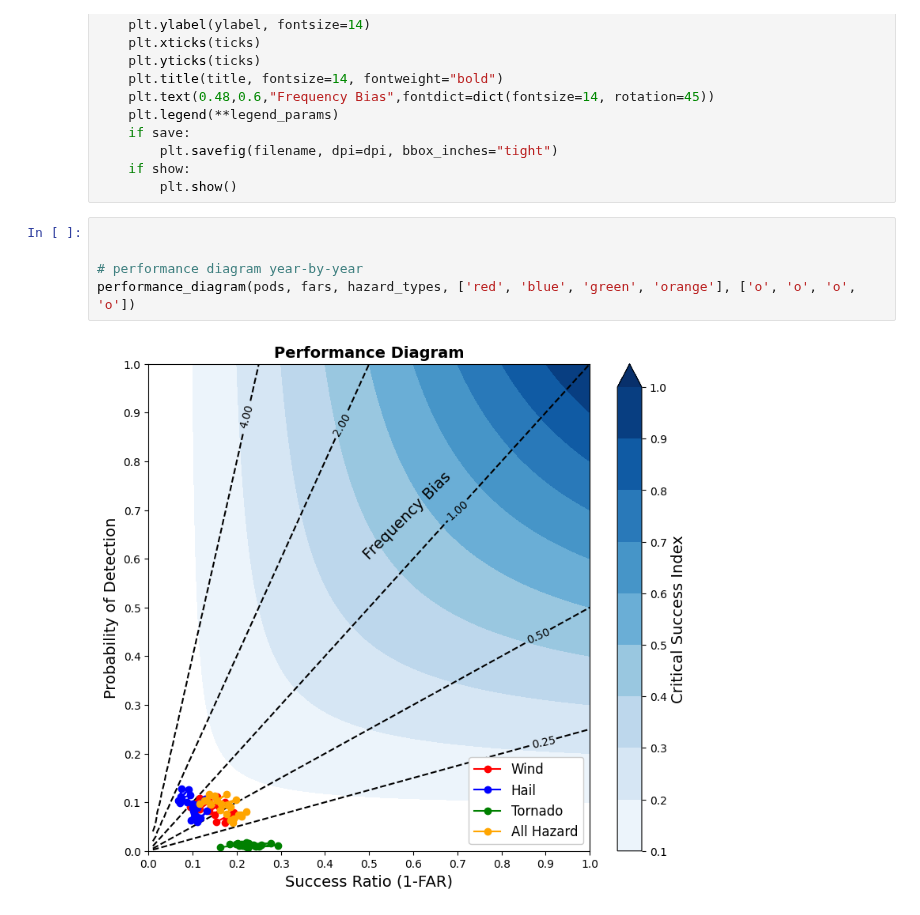
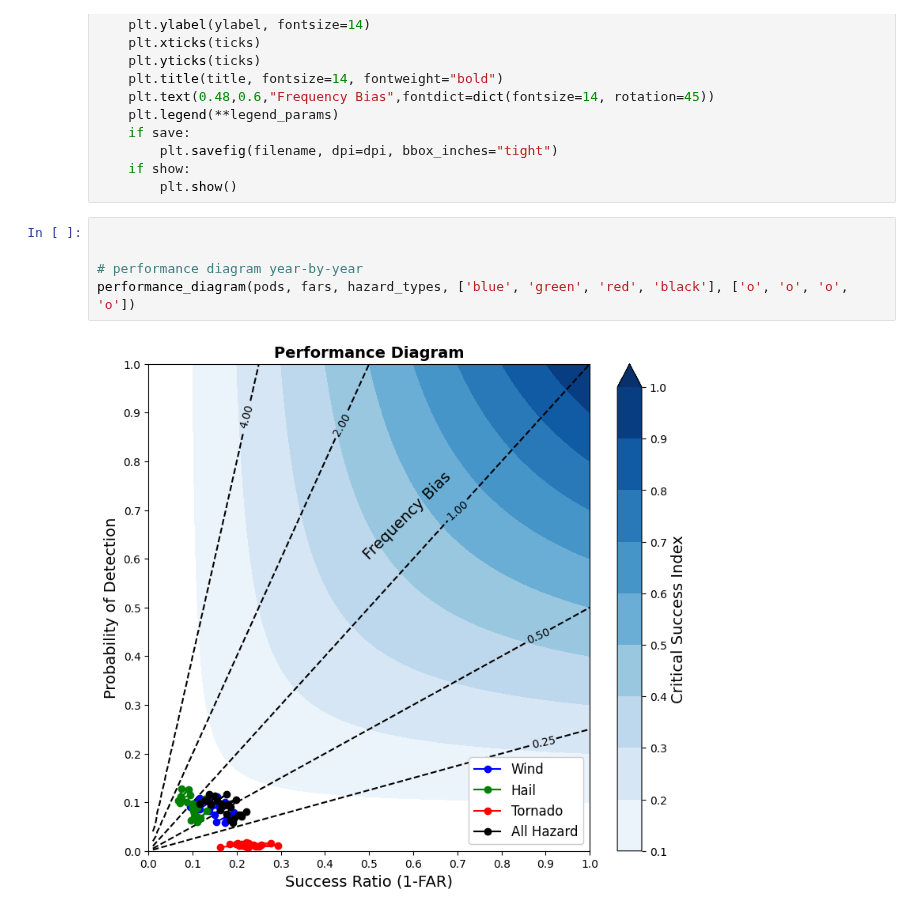
Before and after one commit to milesepstein13/severe-thunderstorm-analysis, a Jupyter notebook: create_performance_diagrams.ipynb, the cells around one changed output. Cells and saved outputs as stored; diff of their text form.

```diff
--- a/create_performance_diagrams.ipynb
+++ b/create_performance_diagrams.ipynb
@@ -78,7 +78,7 @@ def performance_diagram(pods, fars, obj_labels, colors, markers, filename = '',
 # %%
 
 
 # performance diagram year-by-year
-performance_diagram(pods, fars, hazard_types, ['red', 'blue', 'green', 'orange'], ['o', 'o', 'o', 'o'])
+performance_diagram(pods, fars, hazard_types, ['blue', 'green', 'red', 'black'], ['o', 'o', 'o', 'o'])
 # %% [output]
-[figure, old version]
+[figure, new version]
```
Also changed, not shown: parts of 2 cells of this notebook, 1 other file.
